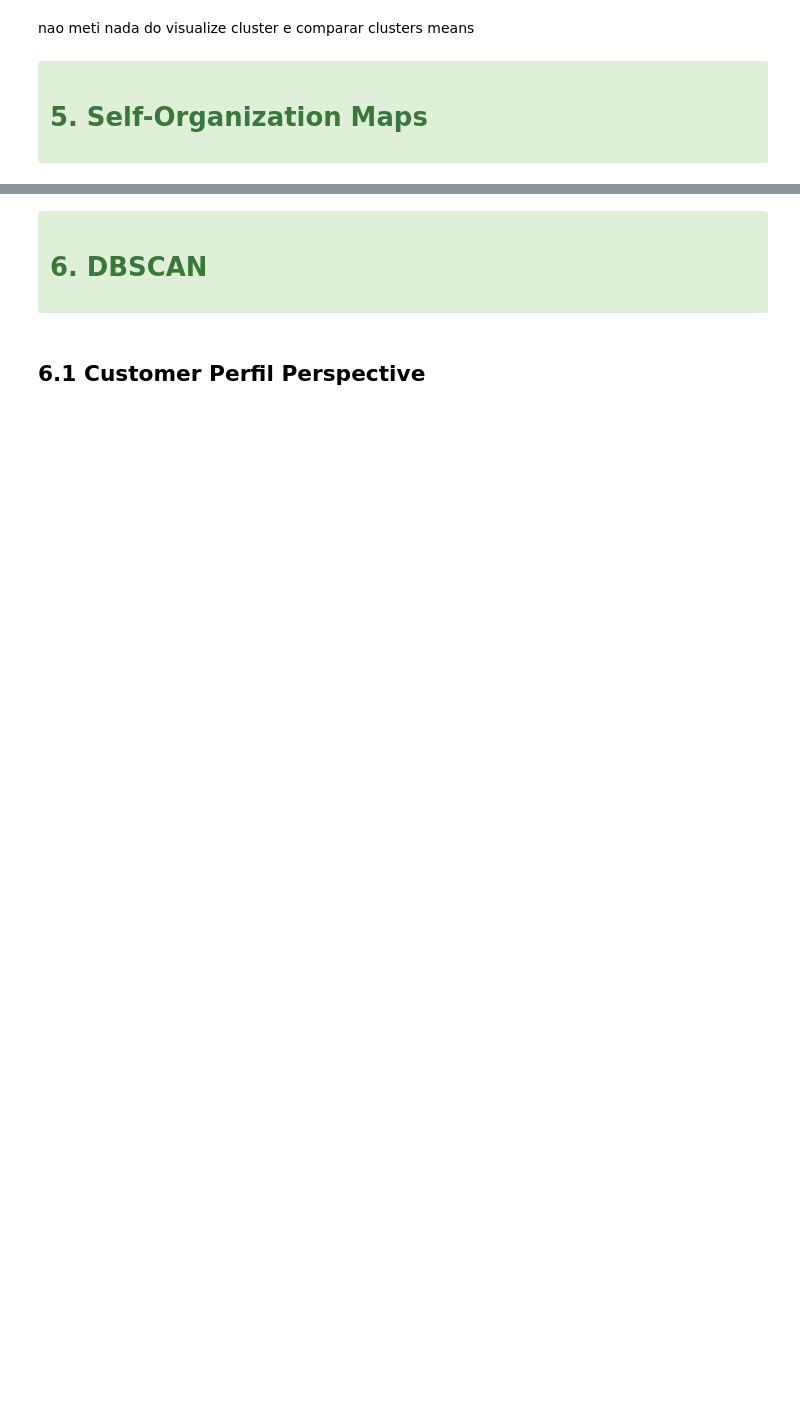
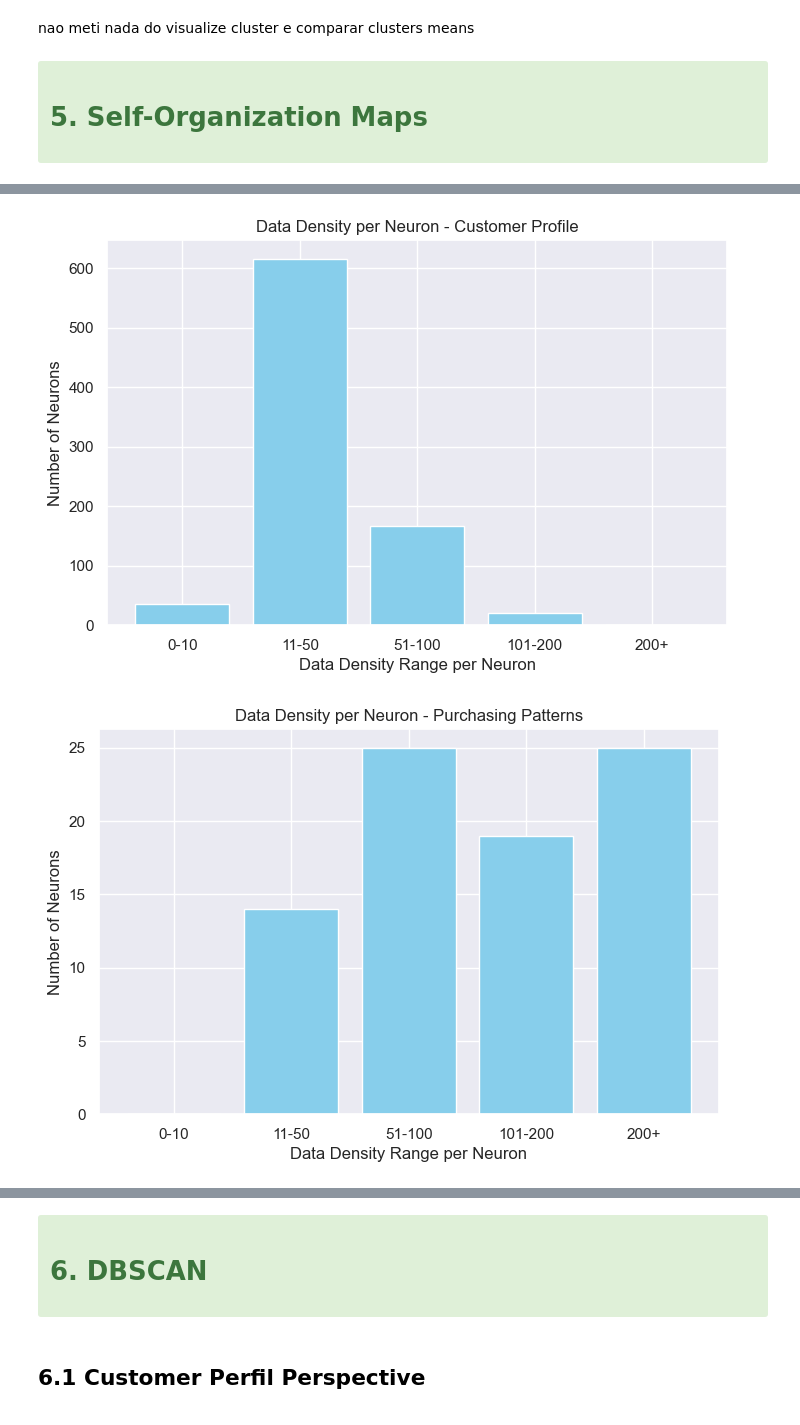
Before and after one commit to Rafs2203/DM, a Jupyter notebook: parte_clusters.ipynb, the cells around one changed output, grey strips where cells are left out. Saved outputs shown, nothing was run; the diff lists cells and outputs as text; code cells hidden in the pictures; blank space fills up the shorter version.

```diff
--- a/parte_clusters.ipynb
+++ b/parte_clusters.ipynb
@@ -1386,0 +1590,33 @@ nao meti nada do visualize cluster  e comparar clusters means
+# %%
+#Function to calculate and plot density bins
+def plot_density_bins(som, scaled_data, group_name):
+    # Calculate the activation map
+    activation_map = som.activation_response(scaled_data)
+
+    # Define the density ranges
+    density_bins = [0, 10, 50, 100, 200, activation_map.max() + 1]
+    density_labels = ['0-10', '11-50', '51-100', '101-200', '200+']
+    density_groups = {label: 0 for label in density_labels}
+
+    # Count the frequency of neurons in each range
+    for count in activation_map.flatten():
+        for i, (low, high) in enumerate(zip(density_bins[:-1], density_bins[1:])):
+            if low < count <= high:
+                density_groups[density_labels[i]] += 1
+
+    # Plot the density bins
+    plt.figure(figsize=(8, 5))
+    plt.bar(density_groups.keys(), density_groups.values(), color='skyblue')
+    plt.xlabel('Data Density Range per Neuron')
+    plt.ylabel('Number of Neurons')
+    plt.title(f'Data Density per Neuron - {group_name}')
+    plt.show()
+
+# Apply to each group
+plot_density_bins(som_customer_perfil, d1, "Customer Profile")
+plot_density_bins(som_purchasing_patterns, d2, "Purchasing Patterns")
+plot_density_bins(som_customer_behavior,d3, "Customer Behavior")
+plot_density_bins(som_culinary_preferences,d4, "Culinary Preferences")
+# %% [output]
+[figure, added]
+[figure, added]
```
Also changed, not shown: parts of 57 cells of this notebook.
